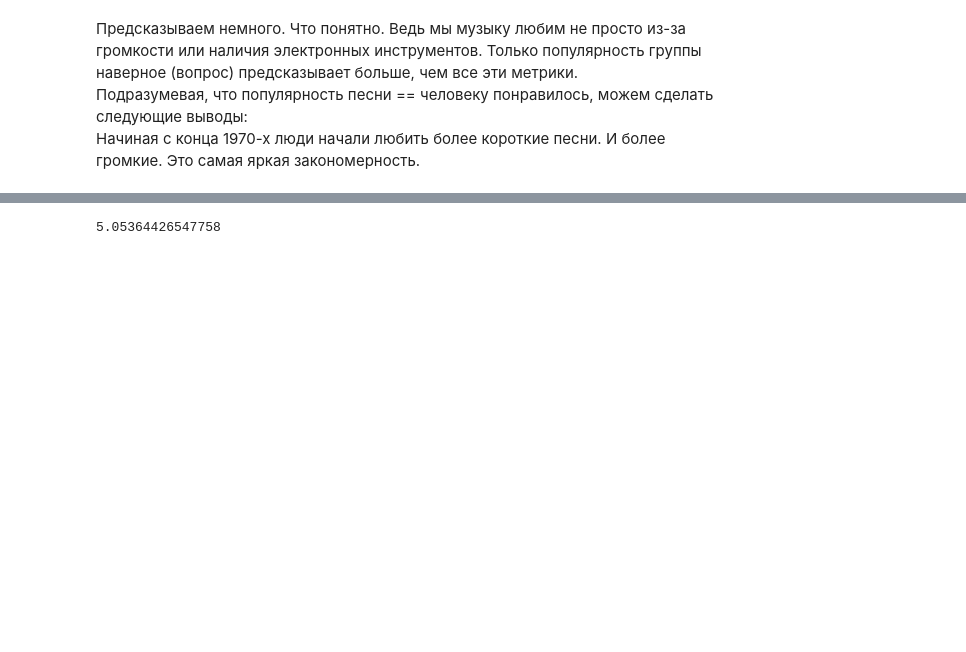
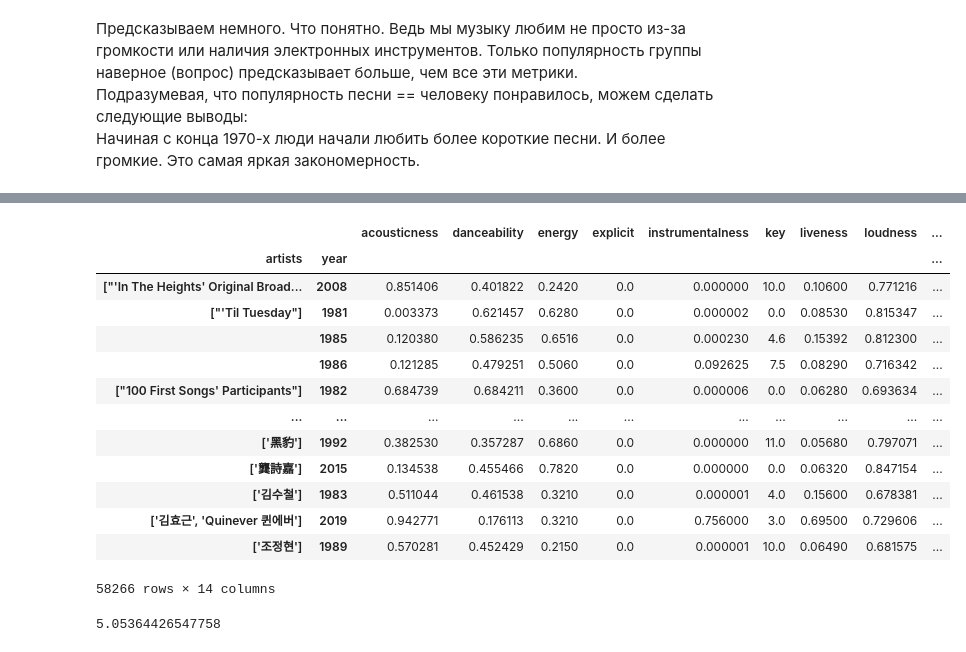
Before and after one commit to pyrogn/doesnotexist, a Jupyter notebook: spotify/note.ipynb, the cells around one changed output, grey strips where cells are left out. Saved outputs shown, nothing was run; the diff lists cells and outputs as text; code cells hidden in the pictures; blank space fills up the shorter version.

```diff
--- a/spotify/note.ipynb
+++ b/spotify/note.ipynb
@@ -304,0 +287,2 @@ Name: 0, dtype: float64
+# %%
+data['artists'] = data['artists'].apply(lambda x: ast.literal_eval(x))
@@ -305,3 +361,22 @@ Name: 0, dtype: float64
+# %%
+data_scale['year'] = data['year']
+# %%
+data_scale.groupby(['artists', 'year']).mean()
+# %% [output]
+|  |  | acousticness | danceability | energy | explicit | instrumentalness | key | liveness | loudness | ... |
+| artists | year |  |  |  |  |  |  |  |  | ... |
+| ["'In The Heights' Original Broad... | 2008 | 0.851406 | 0.401822 | 0.2420 | 0.0 | 0.000000 | 10.0 | 0.10600 | 0.771216 | ... |
+| ["'Til Tuesday"] | 1981 | 0.003373 | 0.621457 | 0.6280 | 0.0 | 0.000002 | 0.0 | 0.08530 | 0.815347 | ... |
+|  | 1985 | 0.120380 | 0.586235 | 0.6516 | 0.0 | 0.000230 | 4.6 | 0.15392 | 0.812300 | ... |
+|  | 1986 | 0.121285 | 0.479251 | 0.5060 | 0.0 | 0.092625 | 7.5 | 0.08290 | 0.716342 | ... |
+| ["100 First Songs' Participants"] | 1982 | 0.684739 | 0.684211 | 0.3600 | 0.0 | 0.000006 | 0.0 | 0.06280 | 0.693634 | ... |
+| ... | ... | ... | ... | ... | ... | ... | ... | ... | ... | ... |
+| ['黑豹'] | 1992 | 0.382530 | 0.357287 | 0.6860 | 0.0 | 0.000000 | 11.0 | 0.05680 | 0.797071 | ... |
+| ['龔詩嘉'] | 2015 | 0.134538 | 0.455466 | 0.7820 | 0.0 | 0.000000 | 0.0 | 0.06320 | 0.847154 | ... |
+| ['김수철'] | 1983 | 0.511044 | 0.461538 | 0.3210 | 0.0 | 0.000001 | 4.0 | 0.15600 | 0.678381 | ... |
+| ['김효근', 'Quinever 퀸에버'] | 2019 | 0.942771 | 0.176113 | 0.3210 | 0.0 | 0.756000 | 3.0 | 0.69500 | 0.729606 | ... |
+| ['조정현'] | 1989 | 0.570281 | 0.452429 | 0.2150 | 0.0 | 0.000001 | 10.0 | 0.06490 | 0.681575 | ... |
+58266 rows × 14 columns
 # %%
 np.linalg.norm(data_scale[num_cols].iloc[0, :] - data_scale[num_cols].iloc[1, :])
 # %% [output]
```
Also changed, not shown: parts of 26 cells of this notebook.
